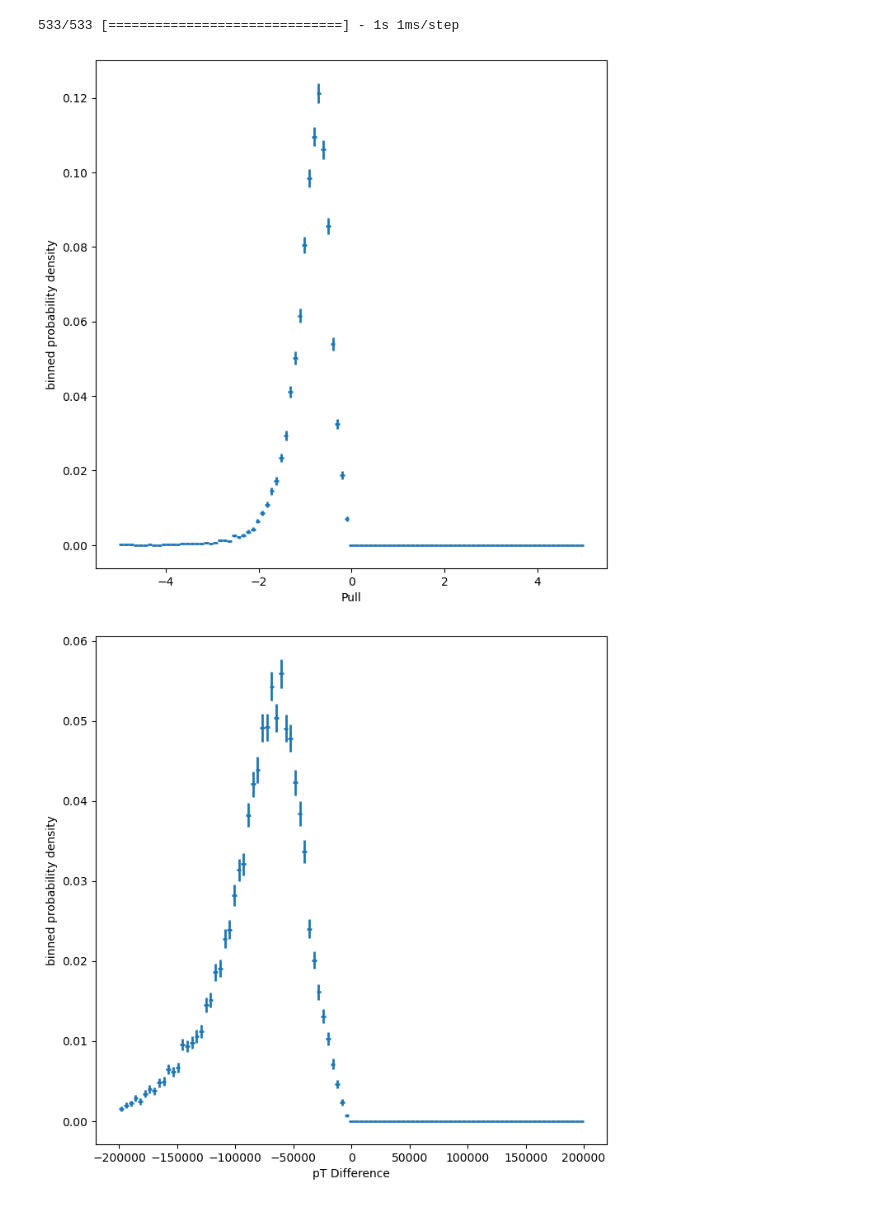
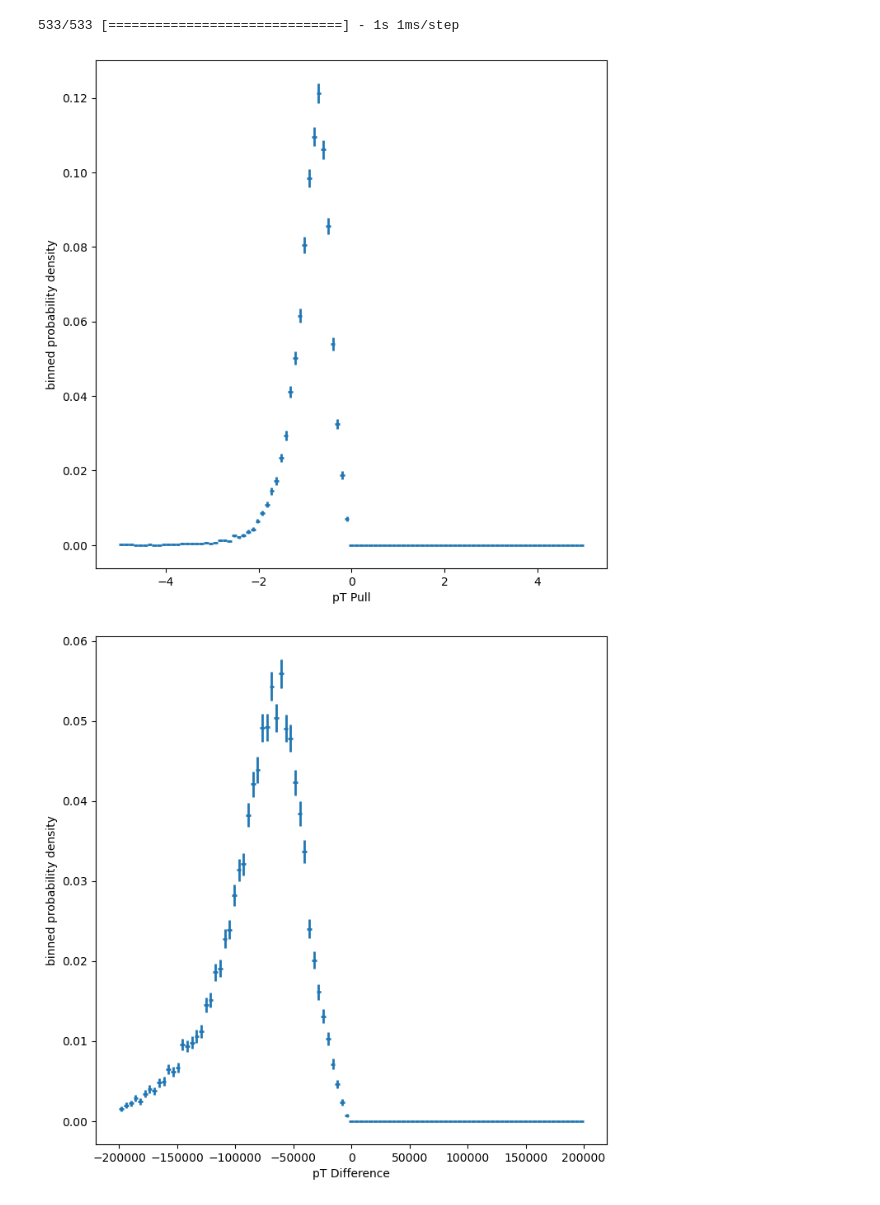
Before and after one commit to JJBarnes/JoshProject, a Jupyter notebook: hffrag.ipynb, the cells around one changed output. Cells and saved outputs as stored; diff of their text form; code cells hidden in the pictures.

Commit message:
pulls added

```diff
--- a/hffrag.ipynb
+++ b/hffrag.ipynb
@@ -408,14 +408,14 @@ scaledPhiDiff = phiDiff / phiErr
 # %%
 fig = \
 binneddensity \
 ( Pull
 , fixedbinning(-5, 5, 100)
-, xlabel="Pull"
+, xlabel="pT Pull"
 )
-fig.savefig("Pull.png")
+fig.savefig("pT Pull.png")
 fig
 # %% [output]
-[figure, old version]
+[figure, new version]
 # %%
 fig = \
 binneddensity \
```
Also changed, not shown: parts of 5 cells of this notebook.
